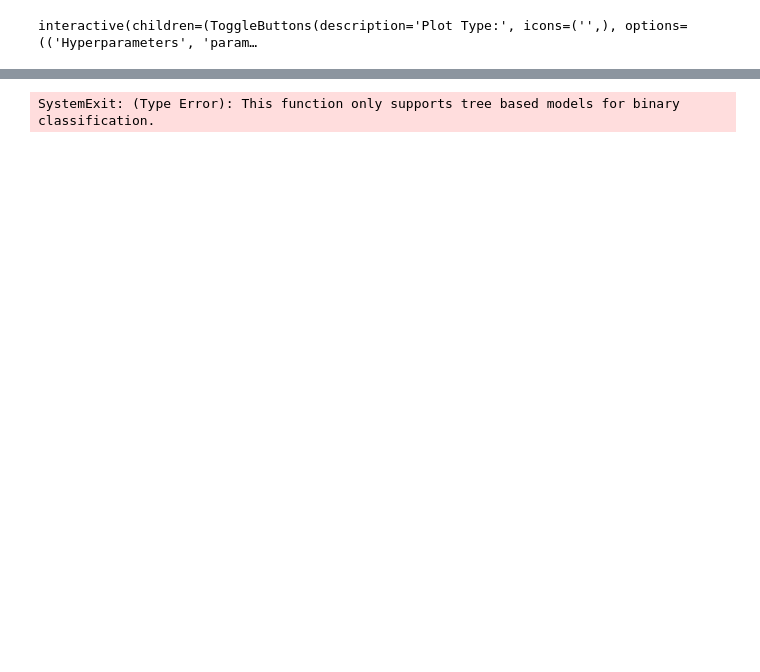
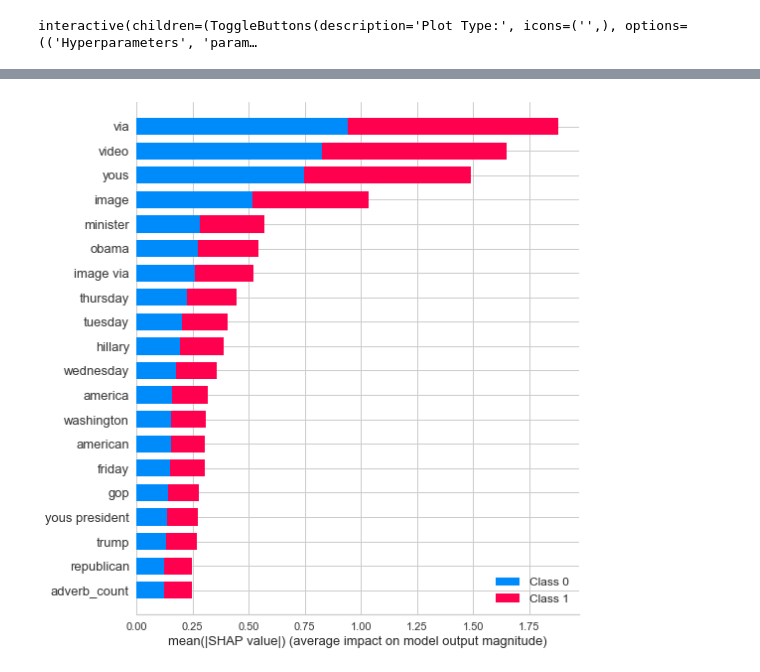
Before and after one commit to ksurasura/Capstone-2-NLP---Classify-Fake-News-, a Jupyter notebook: News Classification Project.ipynb, the cells around one changed output, grey strips where cells are left out. Cells and saved outputs as stored; diff of their text form; code cells hidden in the pictures; blank space fills up the shorter version.

```diff
--- a/News Classification Project.ipynb
+++ b/News Classification Project.ipynb
@@ -534,4 +582,4 @@ interactive(children=(ToggleButtons(description='Plot Type:', icons=('',), optio
 # %%
-interpret_model(ridge_model)
+interpret_model(LGBM)
 # %% [output]
-SystemExit: (Type Error): This function only supports tree based models for binary classification.
+[figure, added]
```
Also changed, not shown: parts of 6 cells of this notebook.
